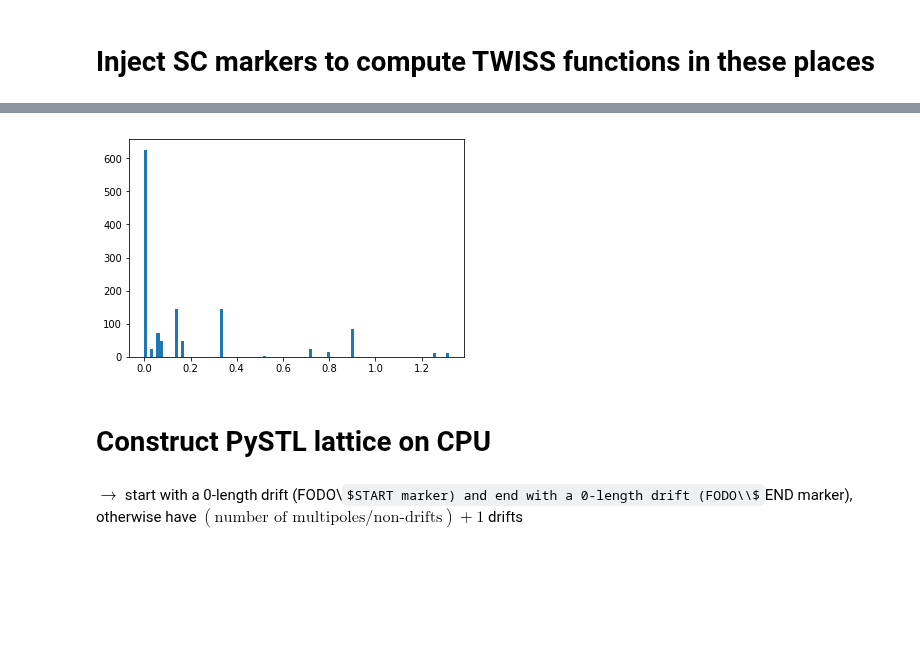
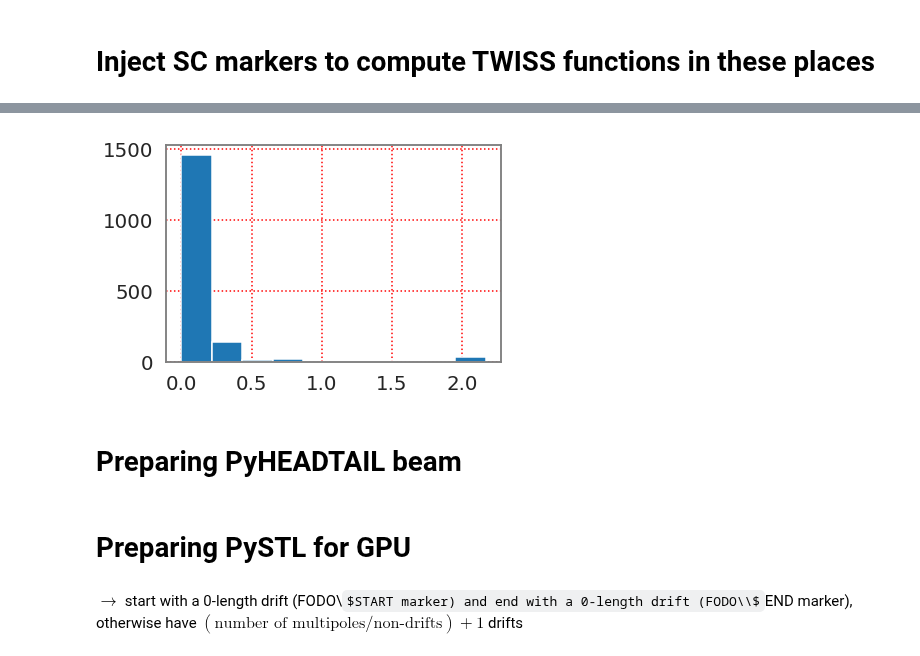
Before and after one commit to aoeftiger/sixtracklib_pyht_playground, a Jupyter notebook: sis18/SIS18 with space charge.ipynb, the cells around one changed output, grey strips where cells are left out. Saved outputs shown, nothing was run; the diff lists cells and outputs as text; code cells hidden in the pictures; some formulas as TeX source; blank space fills up the shorter version.

```diff
--- a/sis18/SIS18 with space charge.ipynb
+++ b/sis18/SIS18 with space charge.ipynb
@@ -5,3 +1,13 @@ import matplotlib.pyplot as plt
+# %%
+import numpy as np
+from matplotlib import pyplot as plt
+%matplotlib inline
+
+import seaborn as sns
+sns.set_context('talk', font_scale=1.2, rc={'lines.linewidth': 3})
+sns.set_style('whitegrid',
+              {'grid.linestyle': ':', 'grid.color': 'red', 'axes.edgecolor': '0.5',
+               'axes.linewidth': 1.2, 'legend.frameon': True})
 # %%
 from cpymad.madx import Madx
 
@@ -206,7 +266,7 @@ plt.subplots_adjust(hspace=0.4)
 # %%
-n, _, _ = plt.hist(twiss['l'], bins=100);
-assert n[0] - 1 == np.sum(n[1:])
+n, _, _ = plt.hist(twiss['l'], bins=10);
+# assert n[0] - 1 == np.sum(n[1:])
 # %% [output]
-[figure, old version]
+[figure, new version]
-# %% [markdown]
-# Construct PySTL lattice on CPU
+# %% [markdown]
+# Preparing PyHEADTAIL beam
@@ -212,0 +286,2 @@ assert n[0] - 1 == np.sum(n[1:])
+# %% [markdown]
+# Preparing PySTL for GPU
```
Also changed, not shown: parts of 71 cells of this notebook.
